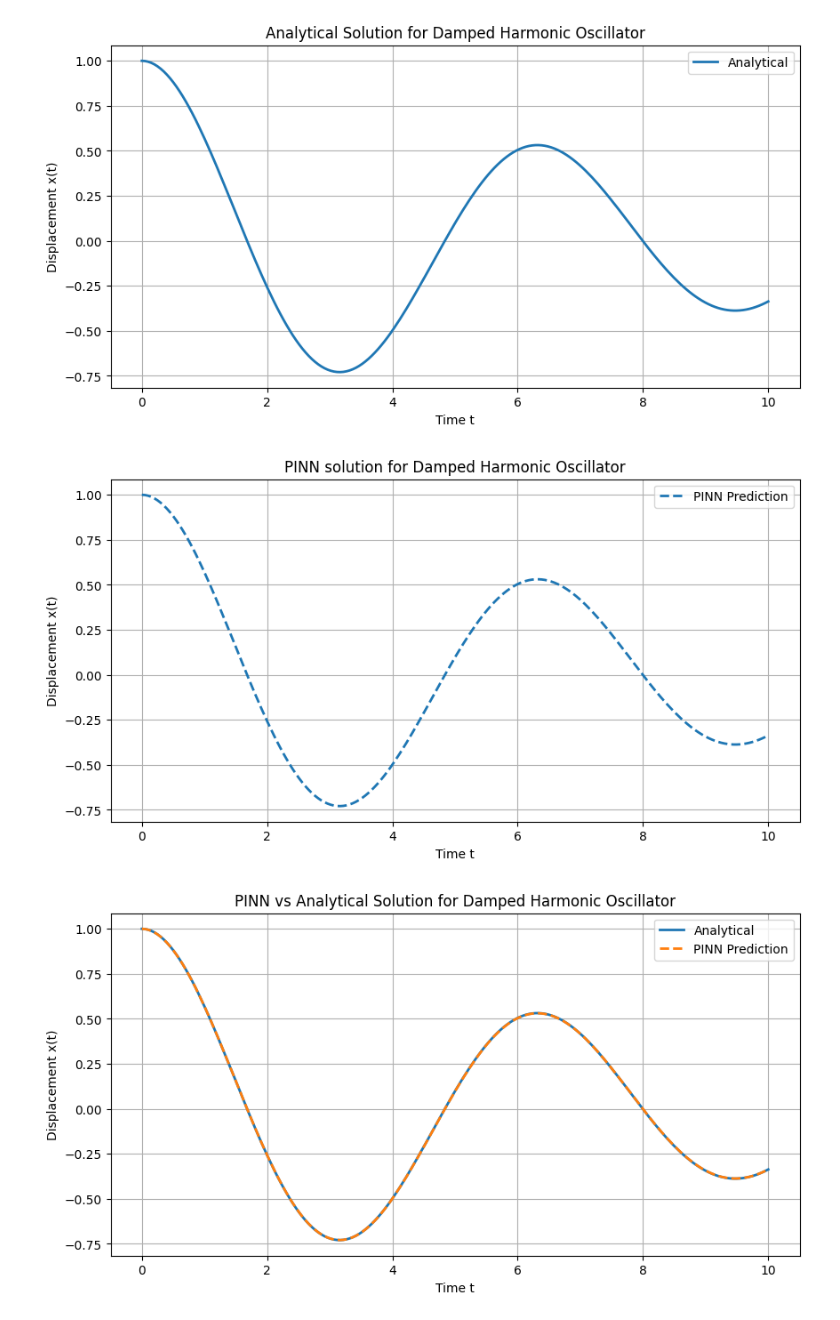
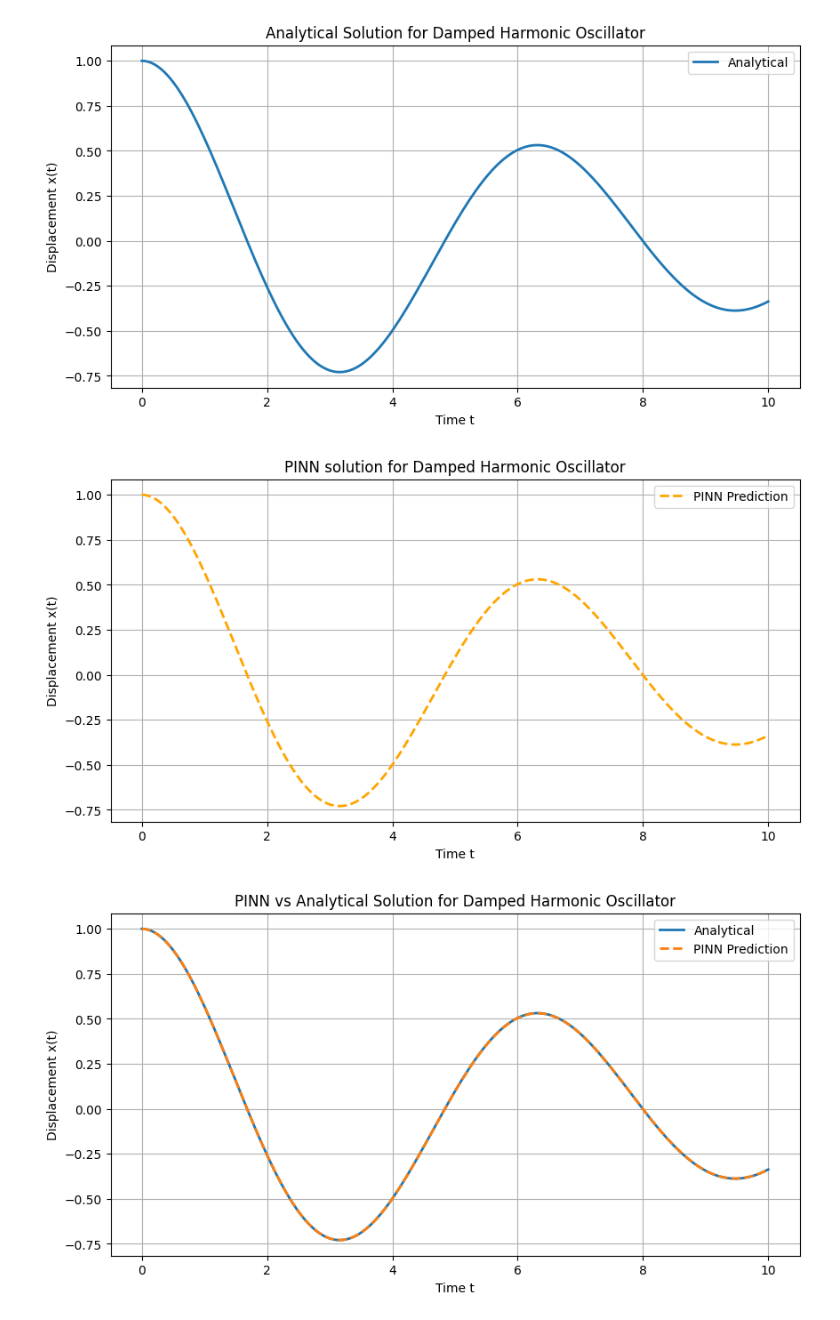
Before and after one commit to Vsn-vsn/ann_miniproject, a Jupyter notebook: proj_notebook.ipynb, the cells around one changed output. Cells and saved outputs as stored; diff of their text form; code cells hidden in the pictures.

```diff
--- a/proj_notebook.ipynb
+++ b/proj_notebook.ipynb
@@ -259,15 +259,15 @@ plt.show()
 [figure]
 # %%
 plt.figure(figsize=(10,5))
-plt.plot(t_np, x_pred_np, '--', label="PINN Prediction", linewidth=2)
+plt.plot(t_np, x_pred_np, '--', label="PINN Prediction", linewidth=2, color='orange')
 plt.xlabel("Time t")
 plt.ylabel("Displacement x(t)")
 plt.title("PINN solution for Damped Harmonic Oscillator")
 plt.legend()
 plt.grid(True)
 plt.show()
 # %% [output]
-[figure, old version]
+[figure, new version]
 # %%
 plt.figure(figsize=(10,5))
 plt.plot(t_np, x_true, label="Analytical", linewidth=2)
```
